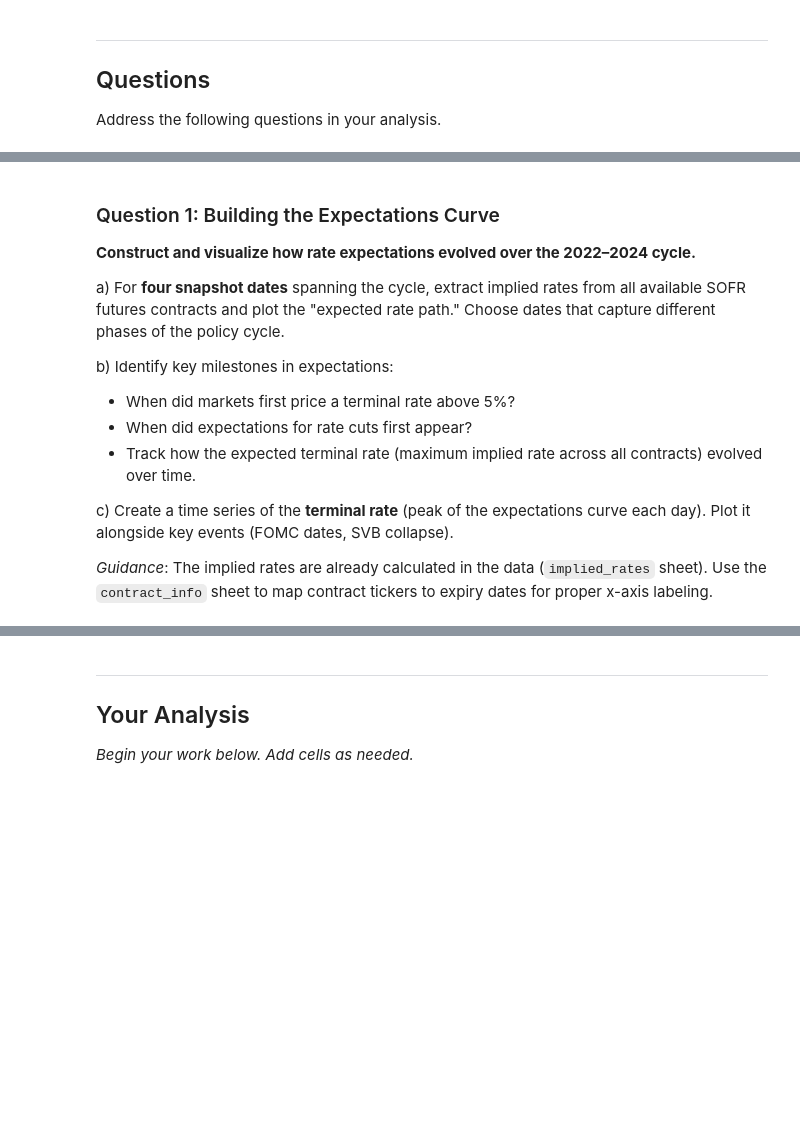
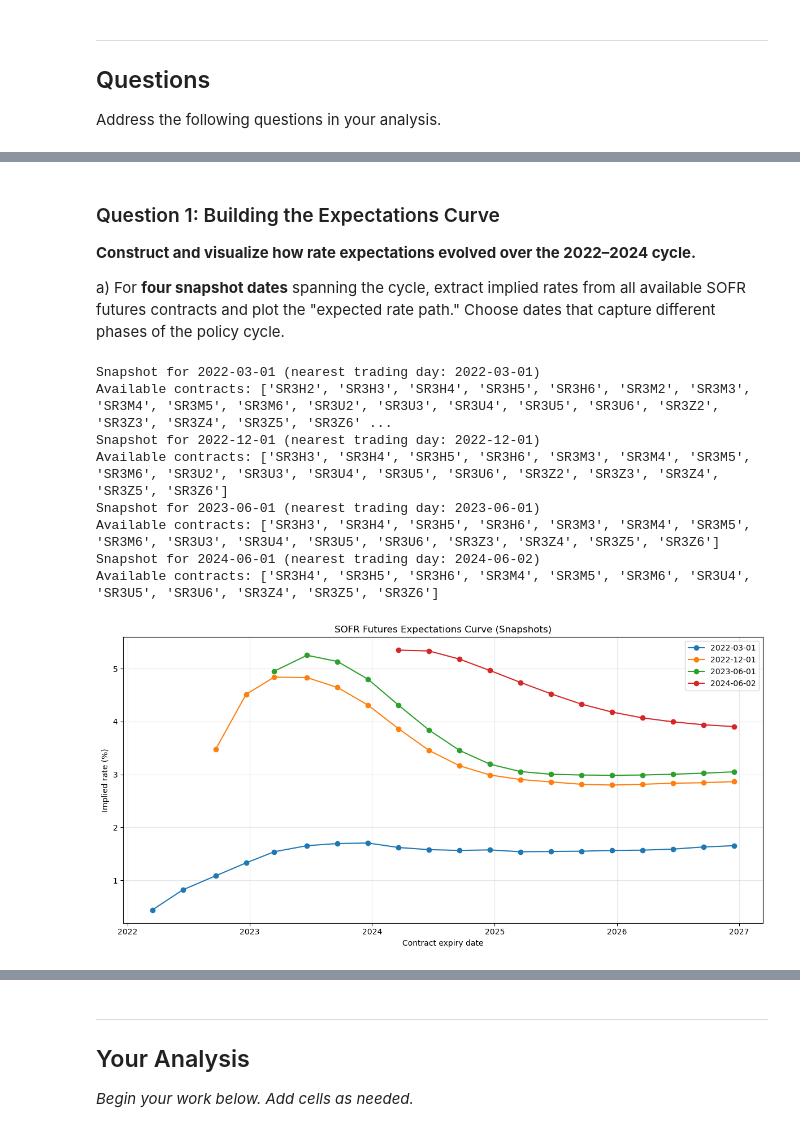
Before and after one commit to ayushbhupal/Fixed-Income-HW-Group-B, a Jupyter notebook: project/P.2. SOFR Futures and Policy Expectations.ipynb, the cells around one changed output, grey strips where cells are left out. Saved outputs shown, nothing was run; the diff lists cells and outputs as text; code cells hidden in the pictures; blank space fills up the shorter version.

```diff
--- a/project/P.2. SOFR Futures and Policy Expectations.ipynb
+++ b/project/P.2. SOFR Futures and Policy Expectations.ipynb
@@ -313,12 +386,34 @@ Address the following questions in your analysis.
 **Construct and visualize how rate expectations evolved over the 2022–2024 cycle.**
 
 a) For **four snapshot dates** spanning the cycle, extract implied rates from all available SOFR futures contracts and plot the "expected rate path." Choose dates that capture different phases of the policy cycle.
-
-b) Identify key milestones in expectations:
-   - When did markets first price a terminal rate above 5%?
-   - When did expectations for rate cuts first appear?
-   - Track how the expected terminal rate (maximum implied rate across all contracts) evolved over time.
-
-c) Create a time series of the **terminal rate** (peak of the expectations curve each day). Plot it alongside key events (FOMC dates, SVB collapse).
-
-*Guidance*: The implied rates are already calculated in the data (`implied_rates` sheet). Use the `contract_info` sheet to map contract tickers to expiry dates for proper x-axis labeling.
+# %%
+contract_cols = [c for c in df.columns if c != 'date']
+
+sofr_implied[contract_cols] = 100 - sofr_implied[contract_cols]
+snapshot_dates = [pd.Timestamp("2022-03-01"), pd.Timestamp("2022-12-01"), pd.Timestamp("2023-06-01"), pd.Timestamp("2024-06-01")]
+
+plt.figure(figsize=(12,6))
+for d in snapshot_dates:
+    d0 = nearest_trading_day(sofr_implied.index, d)
+    print(f"Snapshot for {d.date()} (nearest trading day: {d0.date()})")
+    print(f"Available contracts: {sofr_implied.loc[d0].dropna().index.tolist()}")
+    x_dates, y_rates, tickers = curve_on(d0)
+    # Plot by increasing contract maturity (expiry date)
+    plt.plot(x_dates, y_rates, marker="o", label=str(d0.date()))
+plt.title("SOFR Futures Expectations Curve (Snapshots)")
+plt.xlabel("Contract expiry date")
+plt.ylabel("Implied rate (%)")
+plt.grid(True, alpha=0.3)
+plt.legend()
+plt.tight_layout()
+plt.show()
+# %% [output]
+Snapshot for 2022-03-01 (nearest trading day: 2022-03-01)
+Available contracts: ['SR3H2', 'SR3H3', 'SR3H4', 'SR3H5', 'SR3H6', 'SR3M2', 'SR3M3', 'SR3M4', 'SR3M5', 'SR3M6', 'SR3U2', 'SR3U3', 'SR3U4', 'SR3U5', 'SR3U6', 'SR3Z2', 'SR3Z3', 'SR3Z4', 'SR3Z5', 'SR3Z6' ...
+Snapshot for 2022-12-01 (nearest trading day: 2022-12-01)
+Available contracts: ['SR3H3', 'SR3H4', 'SR3H5', 'SR3H6', 'SR3M3', 'SR3M4', 'SR3M5', 'SR3M6', 'SR3U2', 'SR3U3', 'SR3U4', 'SR3U5', 'SR3U6', 'SR3Z2', 'SR3Z3', 'SR3Z4', 'SR3Z5', 'SR3Z6']
+Snapshot for 2023-06-01 (nearest trading day: 2023-06-01)
+Available contracts: ['SR3H3', 'SR3H4', 'SR3H5', 'SR3H6', 'SR3M3', 'SR3M4', 'SR3M5', 'SR3M6', 'SR3U3', 'SR3U4', 'SR3U5', 'SR3U6', 'SR3Z3', 'SR3Z4', 'SR3Z5', 'SR3Z6']
+Snapshot for 2024-06-01 (nearest trading day: 2024-06-02)
+Available contracts: ['SR3H4', 'SR3H5', 'SR3H6', 'SR3M4', 'SR3M5', 'SR3M6', 'SR3U4', 'SR3U5', 'SR3U6', 'SR3Z4', 'SR3Z5', 'SR3Z6']
+[figure, added]
```
Also changed, not shown: parts of 41 cells of this notebook, 6 other files.
